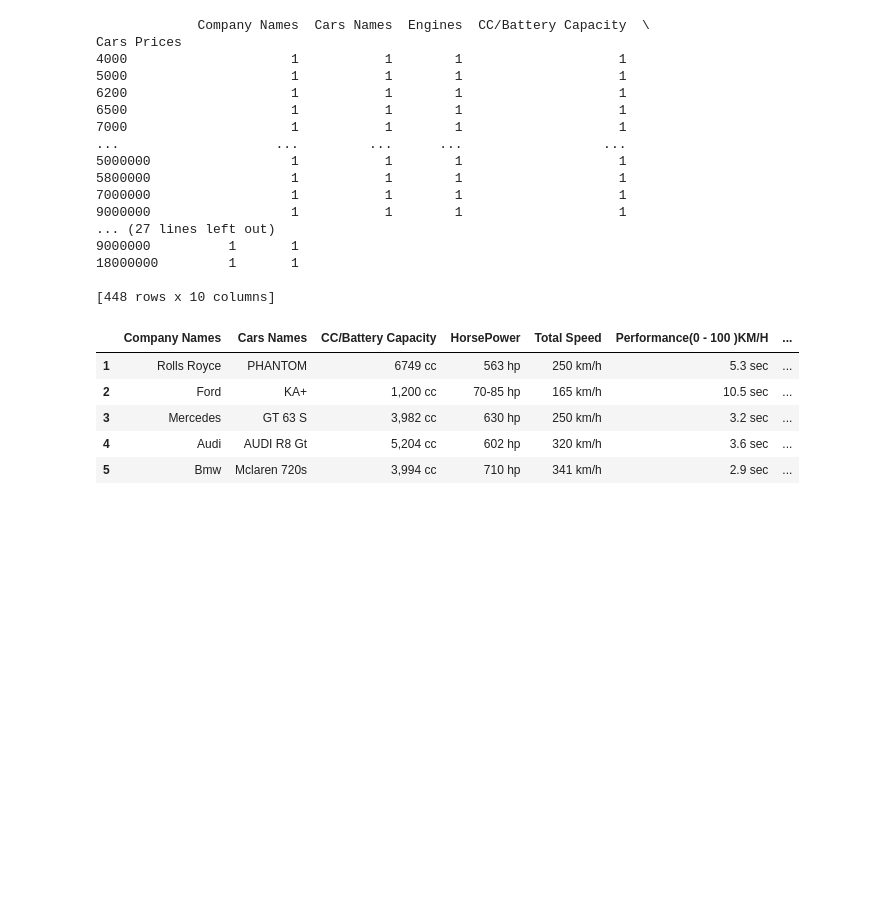
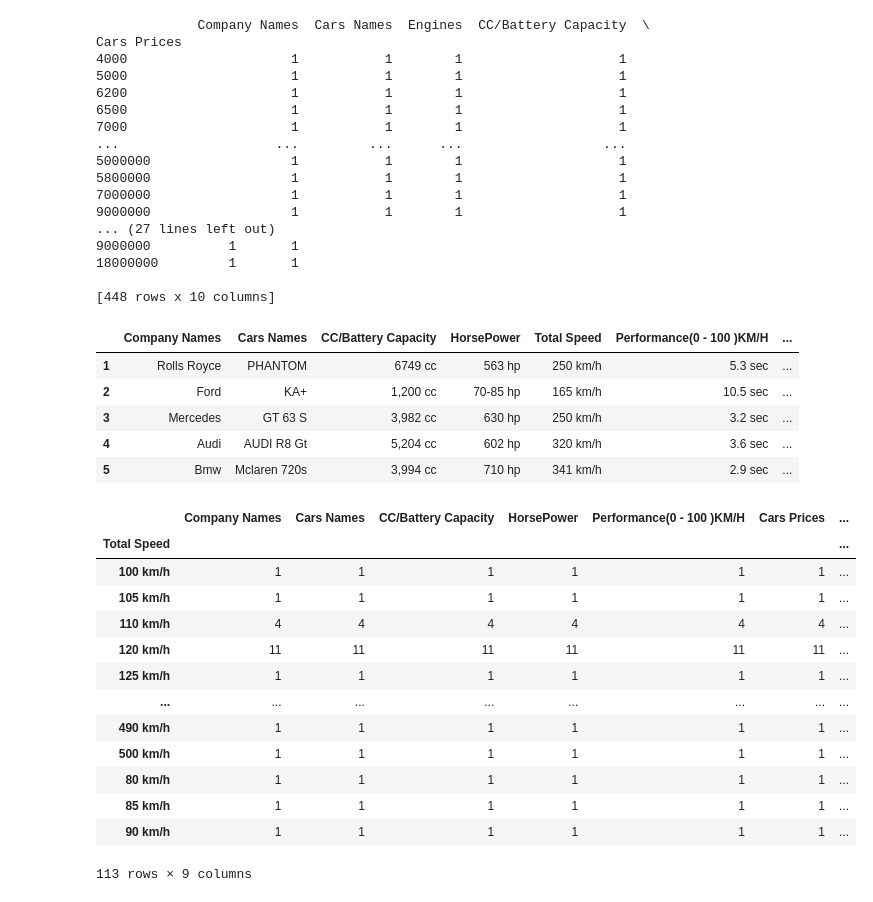
Before and after one commit to Wazard/GruppoX-Car-Analysis, a Jupyter notebook: car_analysis.ipynb, the cells around one changed output. Saved outputs shown, nothing was run; the diff lists cells and outputs as text; code cells hidden in the pictures; blank space fills up the shorter version.

```diff
--- a/car_analysis.ipynb
+++ b/car_analysis.ipynb
@@ -227,3 +227,21 @@ clean_df.head()
 | 3 | Mercedes | GT 63 S | 3,982 cc | 630 hp | 250 km/h | 3.2 sec | ... |
 | 4 | Audi | AUDI R8 Gt | 5,204 cc | 602 hp | 320 km/h | 3.6 sec | ... |
 | 5 | Bmw | Mclaren 720s | 3,994 cc | 710 hp | 341 km/h | 2.9 sec | ... |
+# %%
+group_df = clean_df.groupby("Total Speed").count()
+group_df.head(200)
+# %% [output]
+|  | Company Names | Cars Names | CC/Battery Capacity | HorsePower | Performance(0 - 100 )KM/H | Cars Prices | ... |
+| Total Speed |  |  |  |  |  |  | ... |
+| 100 km/h | 1 | 1 | 1 | 1 | 1 | 1 | ... |
+| 105 km/h | 1 | 1 | 1 | 1 | 1 | 1 | ... |
+| 110 km/h | 4 | 4 | 4 | 4 | 4 | 4 | ... |
+| 120 km/h | 11 | 11 | 11 | 11 | 11 | 11 | ... |
+| 125 km/h | 1 | 1 | 1 | 1 | 1 | 1 | ... |
+| ... | ... | ... | ... | ... | ... | ... | ... |
+| 490 km/h | 1 | 1 | 1 | 1 | 1 | 1 | ... |
+| 500 km/h | 1 | 1 | 1 | 1 | 1 | 1 | ... |
+| 80 km/h | 1 | 1 | 1 | 1 | 1 | 1 | ... |
+| 85 km/h | 1 | 1 | 1 | 1 | 1 | 1 | ... |
+| 90 km/h | 1 | 1 | 1 | 1 | 1 | 1 | ... |
+113 rows × 9 columns
```
Also changed, not shown: parts of 7 cells of this notebook, 1 other file.
